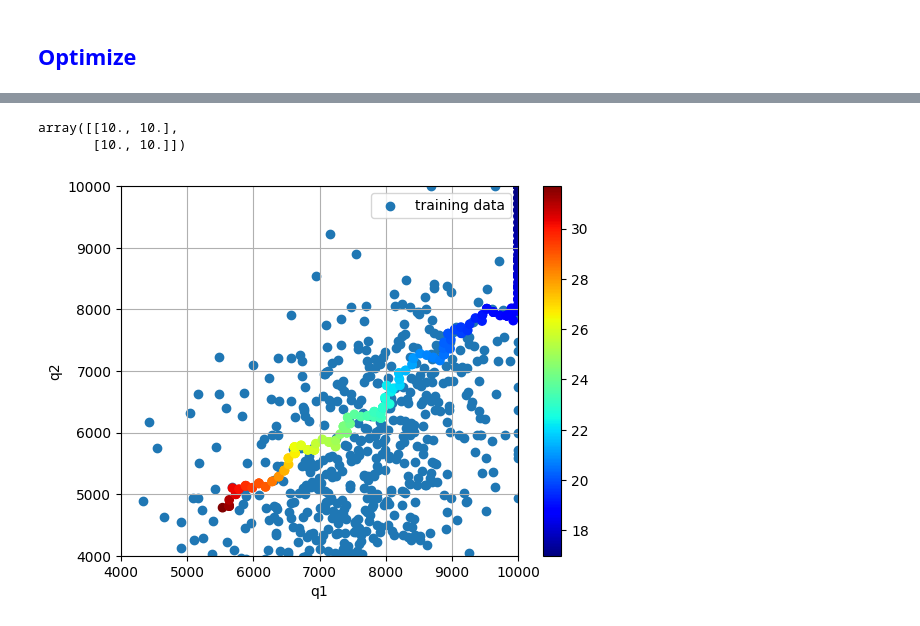
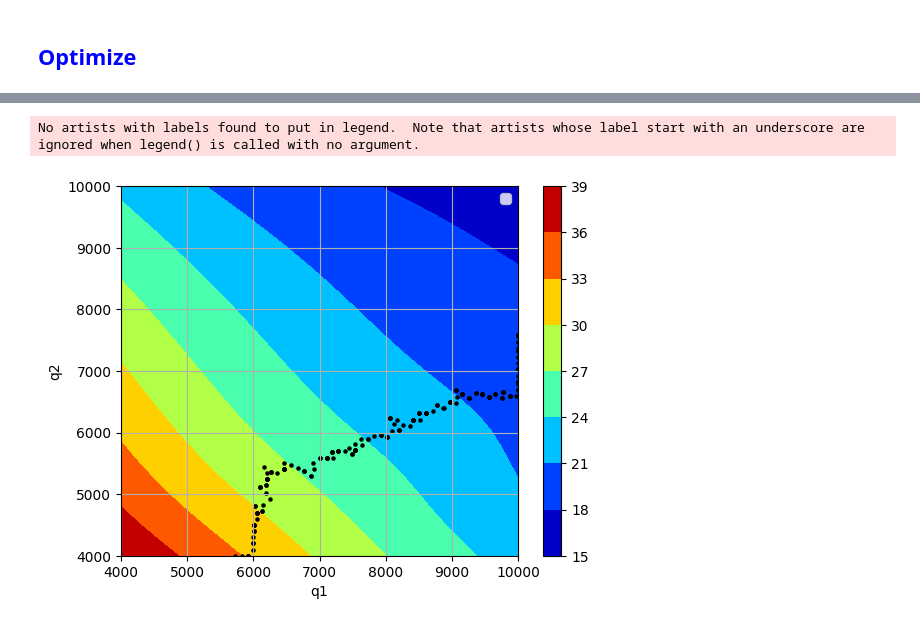
Before and after one commit to George-HM-2021/DGC_Neural_Network, a Jupyter notebook: session5.ipynb, the cells around one changed output, grey strips where cells are left out. Saved outputs shown, nothing was run; the diff lists cells and outputs as text; code cells hidden in the pictures.

Commit message:
practical session notebook

```diff
--- a/session5.ipynb
+++ b/session5.ipynb
@@ -736,0 +766,35 @@ plt.show()
+# %%
+plt.figure(figsize = (9,3))
+plt.subplots_adjust(wspace = 0.4)
+plt.subplot(1,2,1)
+
+mini = 4000
+maxi = 10000
+
+# APPROXIMATE SOLUTION SPACE WITH NEURAL NETWORK
+x = np.linspace(mini, maxi, 25)
+X = np.meshgrid(x, x)
+umesh = np.vstack([X[0].flatten(), X[1].flatten()]).T
+jmesh = NN.model((umesh-mu)/min_max).numpy()*1e2
+plt.title(r'$j_{\theta}(u)$')
+c = plt.contourf(x, x, jmesh.reshape(25, 25), cmap = cm.jet)
+#c = plt.scatter(umesh[:,0], umesh[:,1], c = jmesh, cmap = cm.jet)
+plt.colorbar(c, label = 'LCOH eur/MWh')
+plt.xlabel('q1')
+plt.ylabel('q2')
+plt.xlim(mini, maxi)
+plt.ylim(mini, maxi)
+
+# TRUTH (DARTS)
+plt.subplot(1,2,2)
+umesh_truth = np.load('session5data/meshu.npy')
+jmesh_truth = np.load('session5data/meshj.npy').reshape(-1,1)
+plt.title(r'$j_{\theta}(u)-j(u)$')
+c = plt.contourf(x, x, (jmesh_truth).reshape(25, 25), cmap = cm.jet)
+#c = plt.scatter(umesh_truth[:,0], umesh_truth[:,1], c = jmesh_truth - jmesh, cmap = cm.jet)
+plt.colorbar(c, label = 'eur/MWh')
+plt.xlabel('q1')
+plt.ylabel('q2')
+plt.xlim(mini, maxi)
+plt.ylim(mini, maxi)
+plt.show()
@@ -754,7 +820,7 @@ u = o.u
 j = o.calculate_obj(u*o.su)
 print('iter 0 \t, control vector =', u*o.su, '\t j =', j*1e2)
 
-Ni = 300  # number of outer iterations
+Ni = 200  # number of outer iterations
 Nl = 10   # number of line iterations
 C = o.covariance()
 alpha0 = 0.1 # initial step size
@@ -763,7 +829,7 @@ for outer in range(1, Ni+1):
     U = o.perturbation(u) # generate ensemble of perturbed controls [Nu x Np]
 
     # gradient evaluation [Nu x 1]
-    g, J = o.compute_gradient(u, j, U) # neural network
+    g, J = o.compute_gradient(u, j, U) # compute objective function with neural network
 
     for i in range(o.Np):
         data_x.append(U[:,i])
@@ -812,23 +877,20 @@ ValueError: zero-size array to reduction operation minimum which has no identity
-# %%
-U
-# %% [output]
-array([[10., 10.],
-       [10., 10.]])
 # %%
 # plot evolution of training
 uevo = np.asarray(u_evolution)
 jevo = np.asarray(j_evolution)
 
 plt.figure()
 plt.grid()
-plt.scatter(train_x[:,0], train_x[:,1], label = 'training data')
-c = plt.scatter(uevo[:,0], uevo[:,1], c = jevo, cmap = 'jet')
+c = plt.contourf(x, x, jmesh.reshape(25, 25), cmap = cm.jet)
+#plt.scatter(train_x[:,0], train_x[:,1], label = 'training data')
+plt.scatter(uevo[:,0], uevo[:,1], s = 5, c = 'k')
 plt.colorbar(c)
 plt.xlabel('q1')
 plt.ylabel('q2')
 plt.legend()
 plt.xlim(o.min, o.max)
 plt.ylim(o.min, o.max)
 plt.show()
 # %% [output]
+No artists with labels found to put in legend.  Note that artists whose label start with an underscore are ignored when legend() is called with no argument.
-[figure, old version]
+[figure, new version]
```
Also changed, not shown: parts of 16 cells of this notebook.
